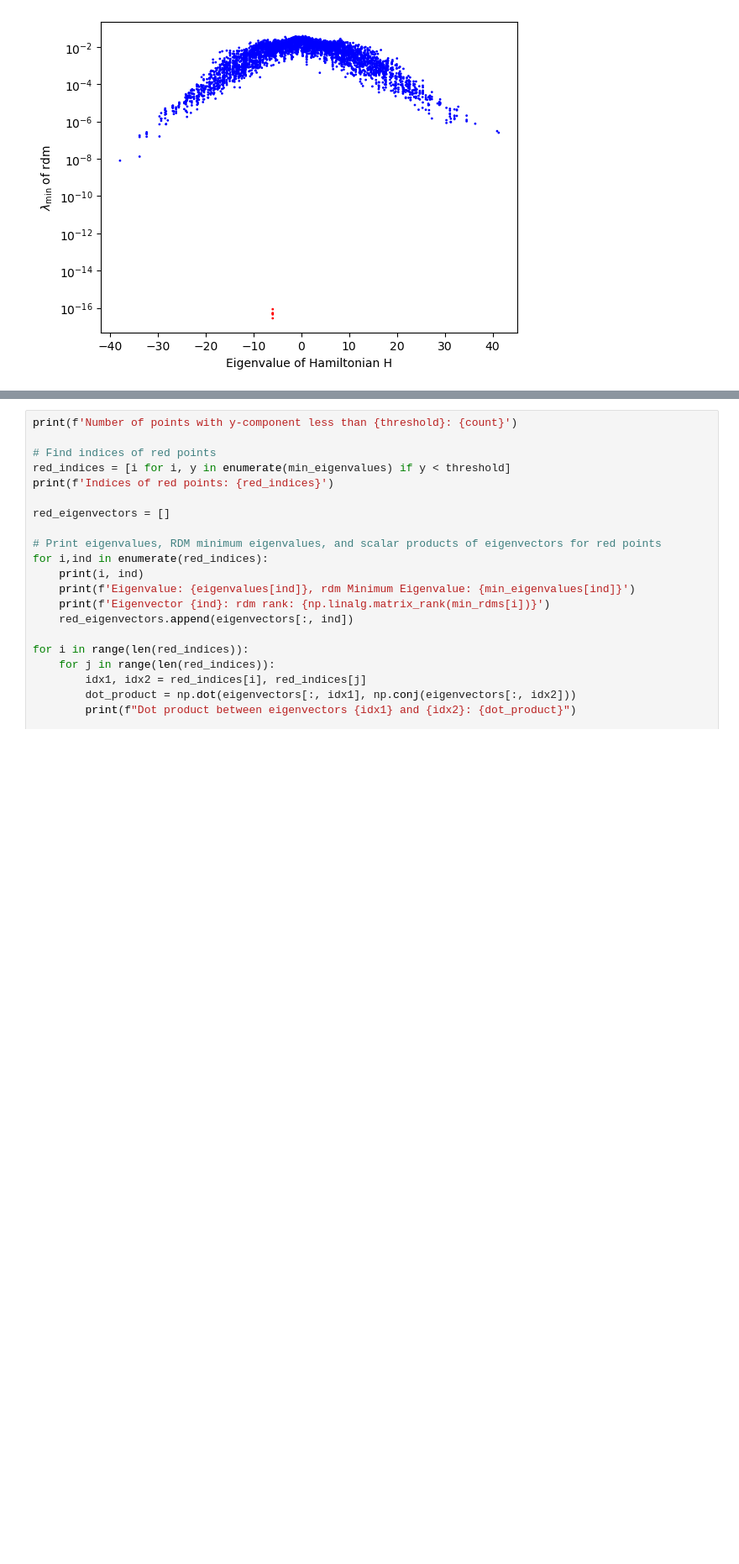
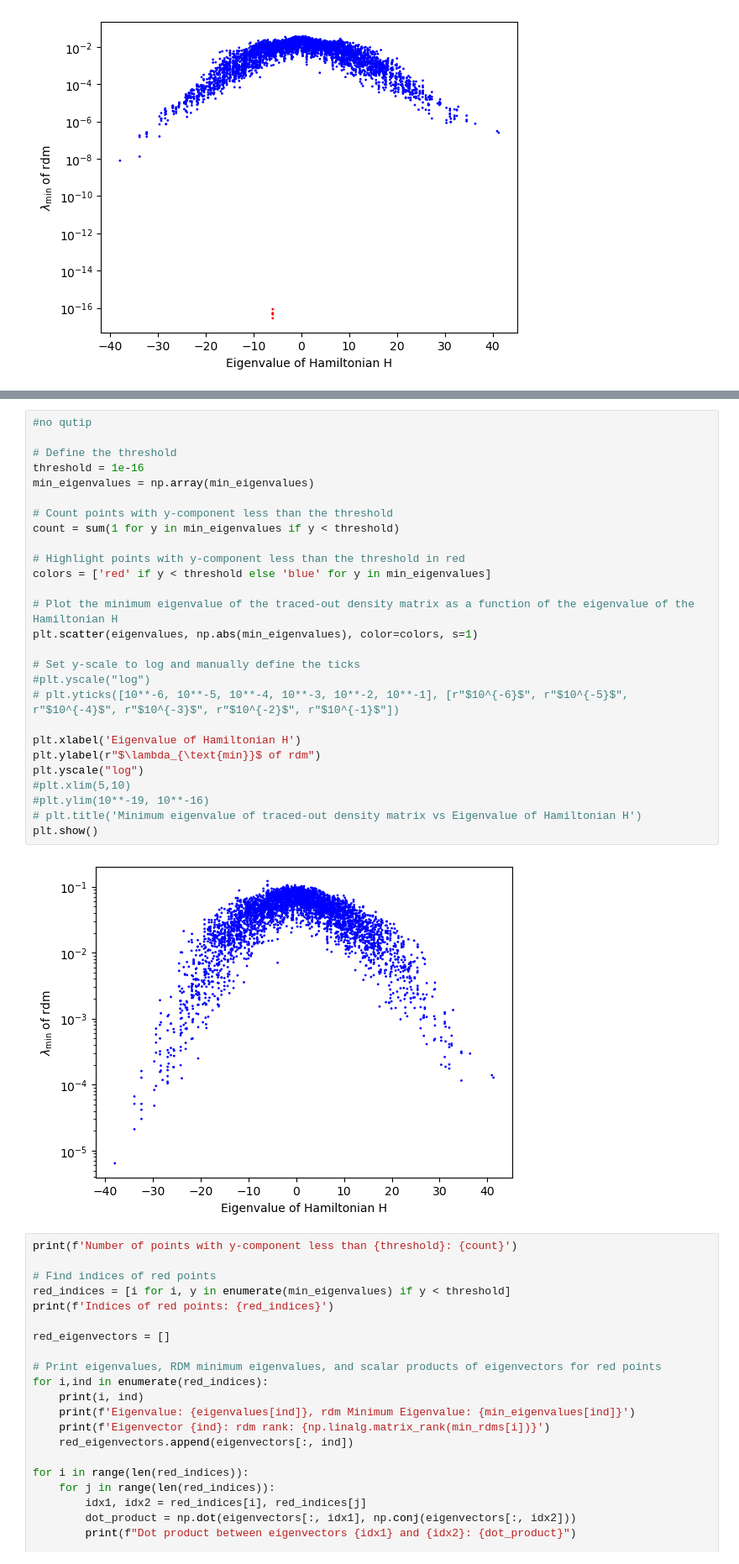
Before and after one commit to ofeypolv/frh, a Jupyter notebook: icosahedral.ipynb, the cells around one changed output, grey strips where cells are left out. Shown at 84% size. Saved outputs shown, nothing was run; the diff lists cells and outputs as text; blank space fills up the shorter version.

```diff
--- a/icosahedral.ipynb
+++ b/icosahedral.ipynb
@@ -575,3 +602,32 @@ plt.show()
+# %%
+#no qutip
+
+# Define the threshold
+threshold = 1e-16
+min_eigenvalues = np.array(min_eigenvalues)
+
+# Count points with y-component less than the threshold
+count = sum(1 for y in min_eigenvalues if y < threshold)
+
+# Highlight points with y-component less than the threshold in red
+colors = ['red' if y < threshold else 'blue' for y in min_eigenvalues]
+
+# Plot the minimum eigenvalue of the traced-out density matrix as a function of the eigenvalue of the Hamiltonian H
+plt.scatter(eigenvalues, np.abs(min_eigenvalues), color=colors, s=1)
+
+# Set y-scale to log and manually define the ticks
+#plt.yscale("log")
+# plt.yticks([10**-6, 10**-5, 10**-4, 10**-3, 10**-2, 10**-1], [r"$10^{-6}$", r"$10^{-5}$", r"$10^{-4}$", r"$10^{-3}$", r"$10^{-2}$", r"$10^{-1}$"])
+
+plt.xlabel('Eigenvalue of Hamiltonian H')
+plt.ylabel(r"$\lambda_{\text{min}}$ of rdm")
+plt.yscale("log")
+#plt.xlim(5,10)
+#plt.ylim(10**-19, 10**-16)
+# plt.title('Minimum eigenvalue of traced-out density matrix vs Eigenvalue of Hamiltonian H')
+plt.show()
+# %% [output]
+[figure, added]
 # %%
 print(f'Number of points with y-component less than {threshold}: {count}')
 
```
Also changed, not shown: parts of 1 cell of this notebook.
